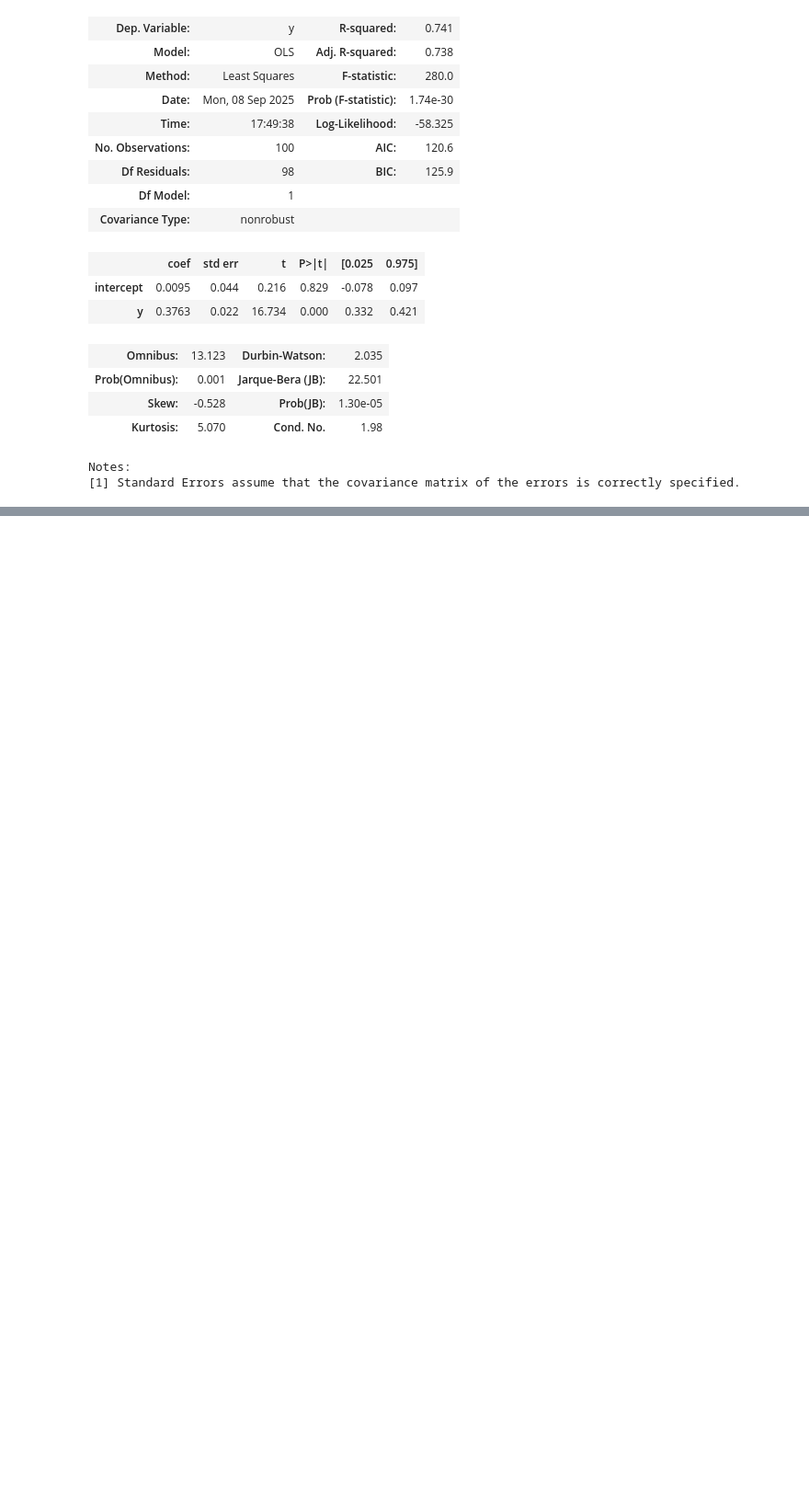
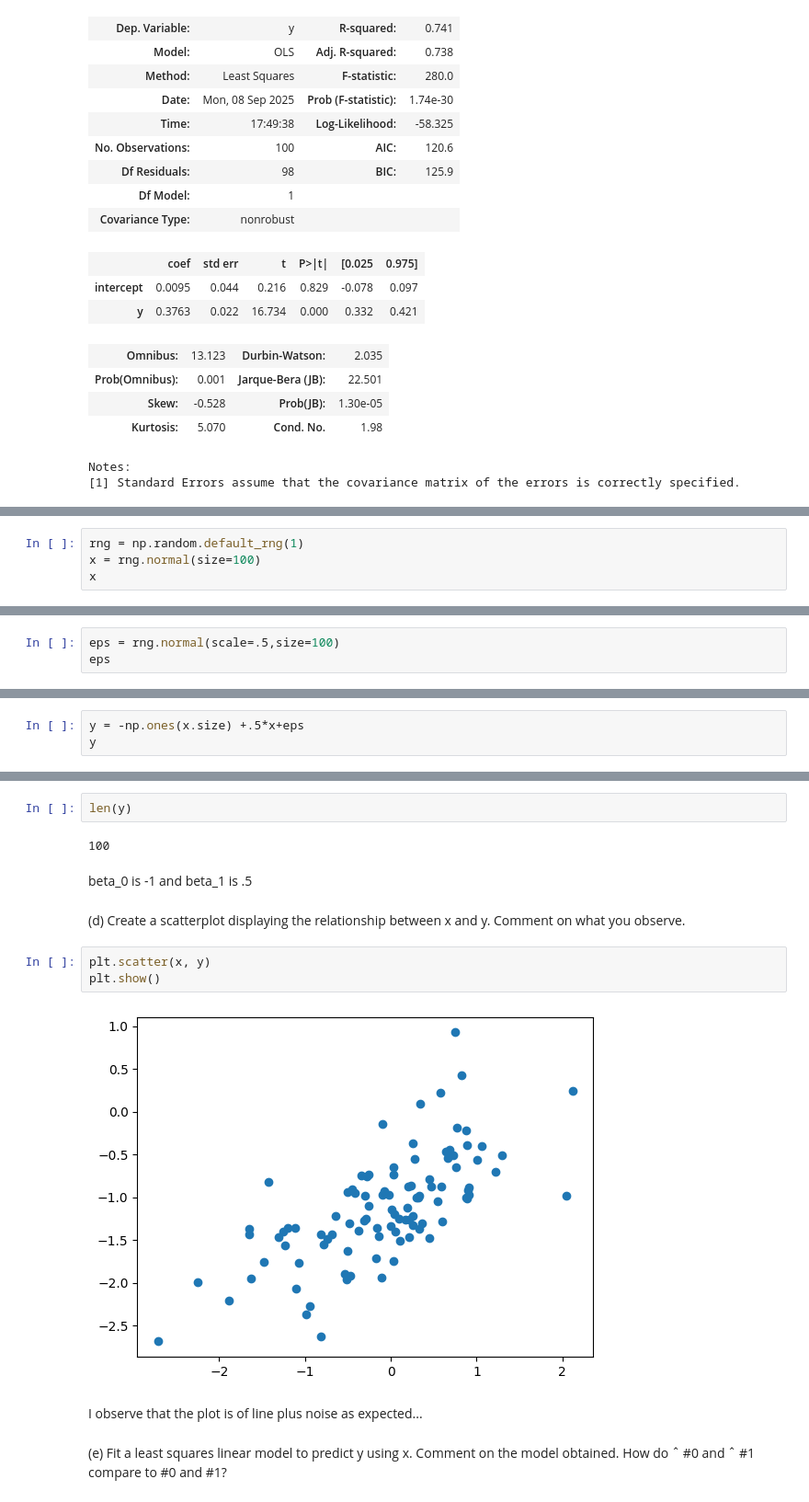
Before and after one commit to hinojosaad/islp, a Jupyter notebook: Chapter3/ch3.ipynb, the cells around one changed output, grey strips where cells are left out. Shown at 92% size. Saved outputs shown, nothing was run; the diff lists cells and outputs as text; blank space fills up the shorter version.

```diff
--- a/Chapter3/ch3.ipynb
+++ b/Chapter3/ch3.ipynb
@@ -850,0 +983,4 @@ Notes:
+# %%
+rng = np.random.default_rng(1)
+x = rng.normal(size=100)
+x
@@ -850,0 +1009,3 @@ Notes:
+# %%
+eps = rng.normal(scale=.5,size=100)
+eps
@@ -850,0 +1038,3 @@ Notes:
+# %%
+y = -np.ones(x.size) +.5*x+eps
+y
@@ -850,0 +1062,19 @@ Notes:
+# %%
+len(y)
+# %% [output]
+100
+# %% [markdown]
+beta_0 is -1 and beta_1 is .5
+# %% [markdown]
+(d) Create a scatterplot displaying the relationship between x and y. Comment on what you observe.
+# %%
+plt.scatter(x, y)
+plt.show()
+# %% [output]
+[figure, added]
+# %% [markdown]
+I observe that the plot is of line plus noise as expected...
+# %% [markdown]
+(e) Fit a least squares linear model to predict y using x. Comment
+on the model obtained. How do ˆ #0 and ˆ #1 compare to #0 and
+#1?
```
Also changed, not shown: parts of 18 cells of this notebook.
